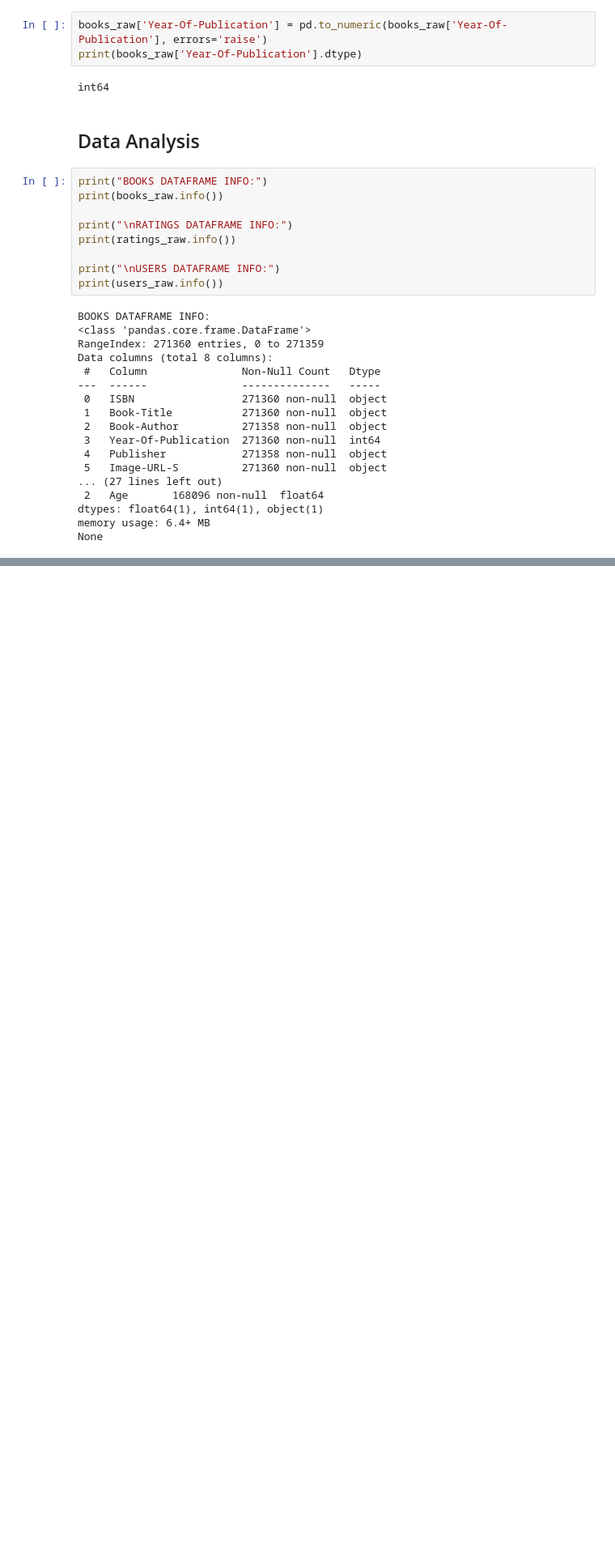
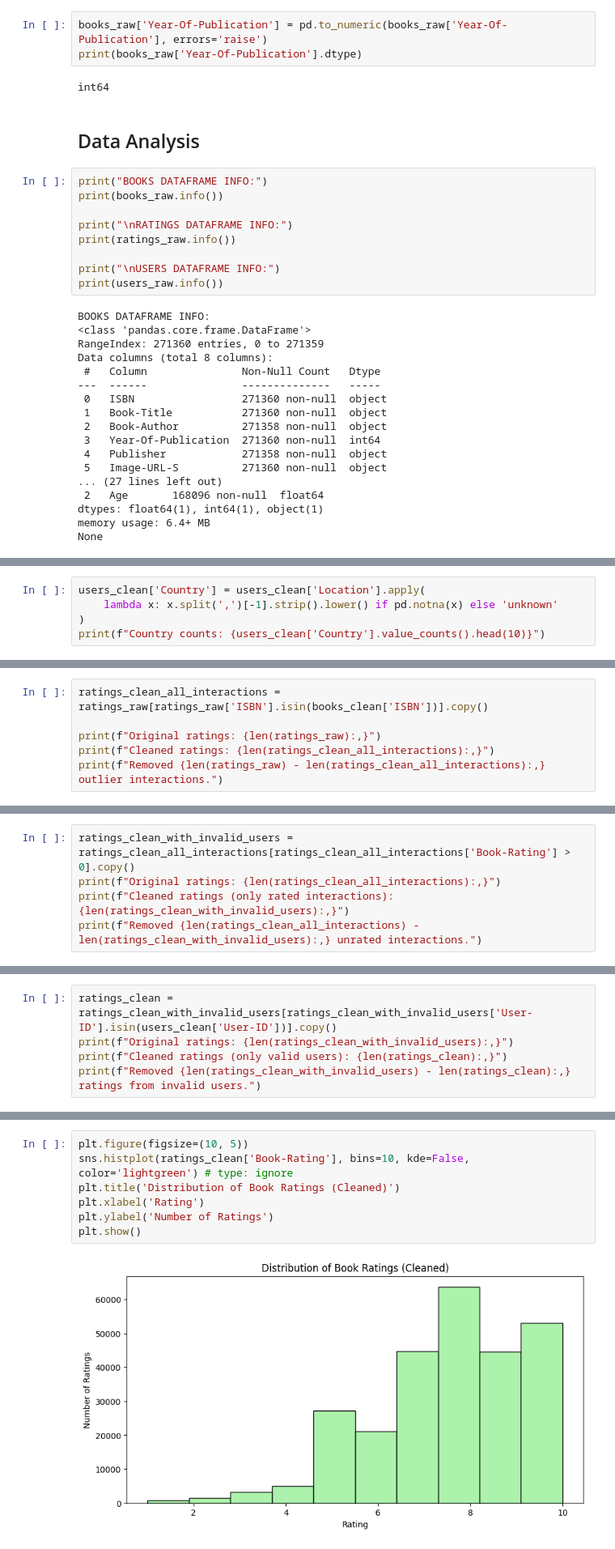
Before and after one commit to rtweera/recommender-systems-project, a Jupyter notebook: notebooks/recommender-updated.ipynb, the cells around one changed output, grey strips where cells are left out. Shown at 81% size. Cells and saved outputs as stored; diff of their text form; blank space fills up the shorter version.

```diff
--- a/notebooks/recommender-updated.ipynb
+++ b/notebooks/recommender-updated.ipynb
@@ -1224,0 +237,5 @@ main()
+# %%
+users_clean['Country'] = users_clean['Location'].apply(
+    lambda x: x.split(',')[-1].strip().lower() if pd.notna(x) else 'unknown'
+)
+print(f"Country counts: {users_clean['Country'].value_counts().head(10)}")
@@ -1224,0 +273,6 @@ main()
+# %%
+ratings_clean_all_interactions = ratings_raw[ratings_raw['ISBN'].isin(books_clean['ISBN'])].copy()
+
+print(f"Original ratings: {len(ratings_raw):,}")
+print(f"Cleaned ratings: {len(ratings_clean_all_interactions):,}")
+print(f"Removed {len(ratings_raw) - len(ratings_clean_all_interactions):,} outlier interactions.")
@@ -1224,0 +285,5 @@ main()
+# %%
+ratings_clean_with_invalid_users = ratings_clean_all_interactions[ratings_clean_all_interactions['Book-Rating'] > 0].copy()
+print(f"Original ratings: {len(ratings_clean_all_interactions):,}")
+print(f"Cleaned ratings (only rated interactions): {len(ratings_clean_with_invalid_users):,}")
+print(f"Removed {len(ratings_clean_all_interactions) - len(ratings_clean_with_invalid_users):,} unrated interactions.")
@@ -1224,0 +298,5 @@ main()
+# %%
+ratings_clean = ratings_clean_with_invalid_users[ratings_clean_with_invalid_users['User-ID'].isin(users_clean['User-ID'])].copy()
+print(f"Original ratings: {len(ratings_clean_with_invalid_users):,}")
+print(f"Cleaned ratings (only valid users): {len(ratings_clean):,}")
+print(f"Removed {len(ratings_clean_with_invalid_users) - len(ratings_clean):,} ratings from invalid users.")
@@ -1224,0 +309,9 @@ main()
+# %%
+plt.figure(figsize=(10, 5))
+sns.histplot(ratings_clean['Book-Rating'], bins=10, kde=False, color='lightgreen') # type: ignore
+plt.title('Distribution of Book Ratings (Cleaned)')
+plt.xlabel('Rating')
+plt.ylabel('Number of Ratings')
+plt.show()
+# %% [output]
+[figure, added]
```
Also changed, not shown: parts of 46 cells of this notebook, 1 other file.
